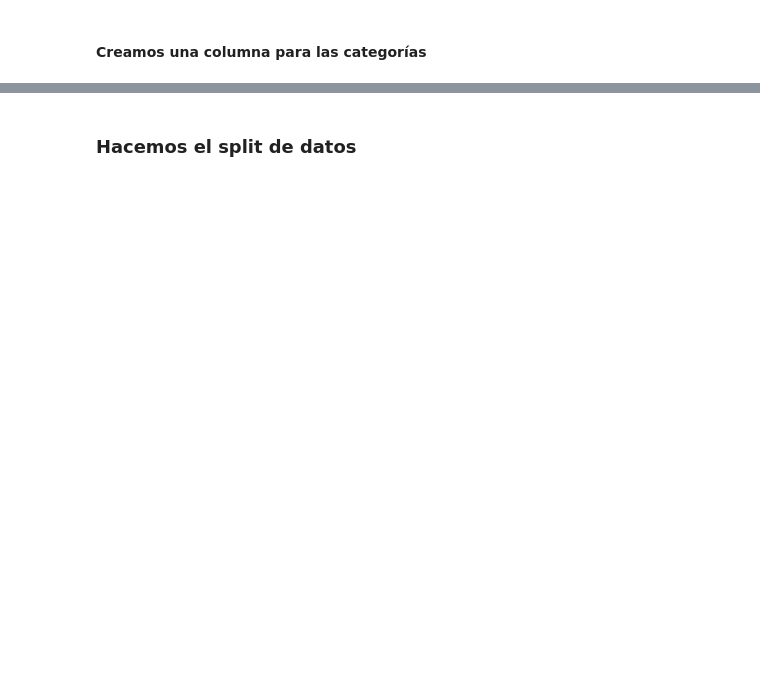
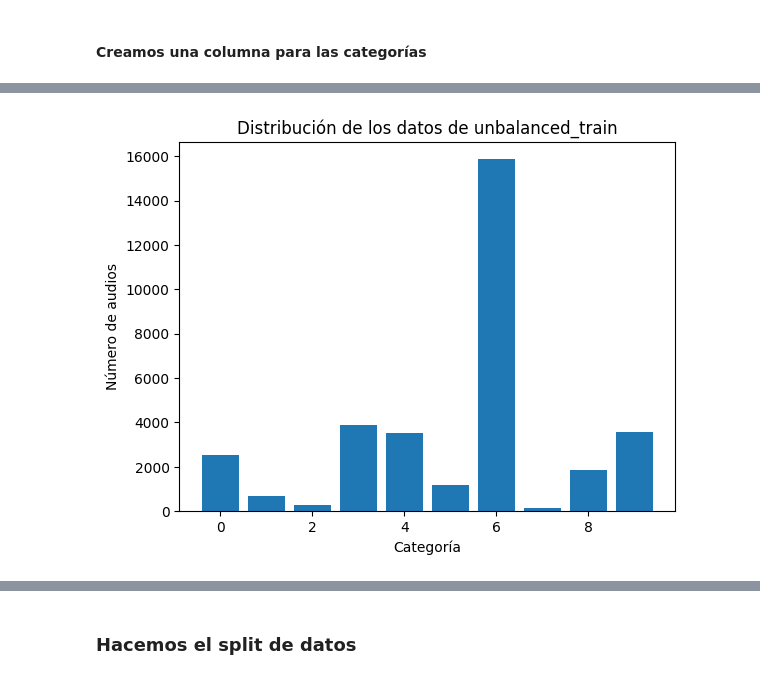
Before and after one commit to Qweryedu/Aprendizaje-Profundo, a Jupyter notebook: Proyecto/Exploracion.ipynb, the cells around one changed output, grey strips where cells are left out. Saved outputs shown, nothing was run; the diff lists cells and outputs as text; code cells hidden in the pictures; blank space fills up the shorter version.

```diff
--- a/Proyecto/Exploracion.ipynb
+++ b/Proyecto/Exploracion.ipynb
@@ -137,0 +354,2 @@ df['indx'] = df['positive_labels'].apply(lambda x: next((code_to_indx.get(code)
+# %%
+df_train_unbalanced['indx'] = df_train_unbalanced['positive_labels'].apply(lambda x: next((code_to_indx.get(code) for code in codes if code in x), None) if pd.notnull(x) else None)
@@ -140,3 +394,13 @@ df
+# %%
+idx, cuentas = np.unique(df_train_unbalanced.indx, return_counts=True)
+plt.bar(x=idx, height=cuentas)
+# plt.xticks(rotation=90)
+plt.title('Distribución de los datos de unbalanced_train')
+plt.xlabel('Categoría')
+plt.ylabel('Número de audios')
+plt.show()
+# %% [output]
+[figure, added]
 # %%
 idx, cuentas = np.unique(df.indx, return_counts=True)
 plt.bar(x=[indx_to_lable[indx] for indx in idx], height=cuentas)
```
Also changed, not shown: parts of 80 cells of this notebook, 4 other files.
